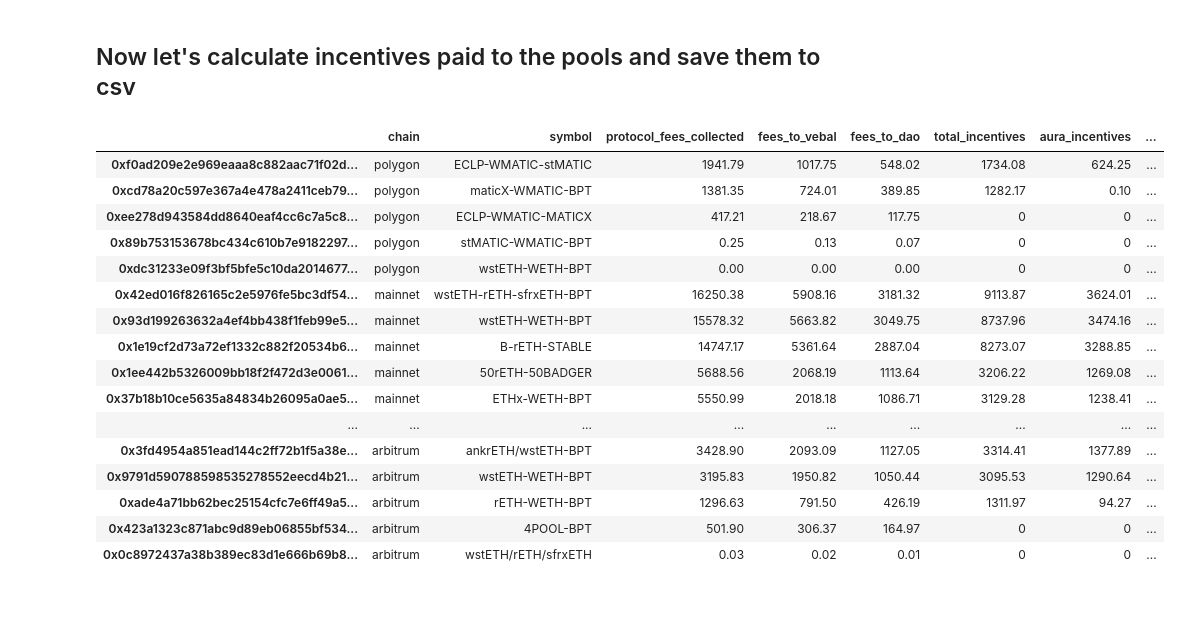
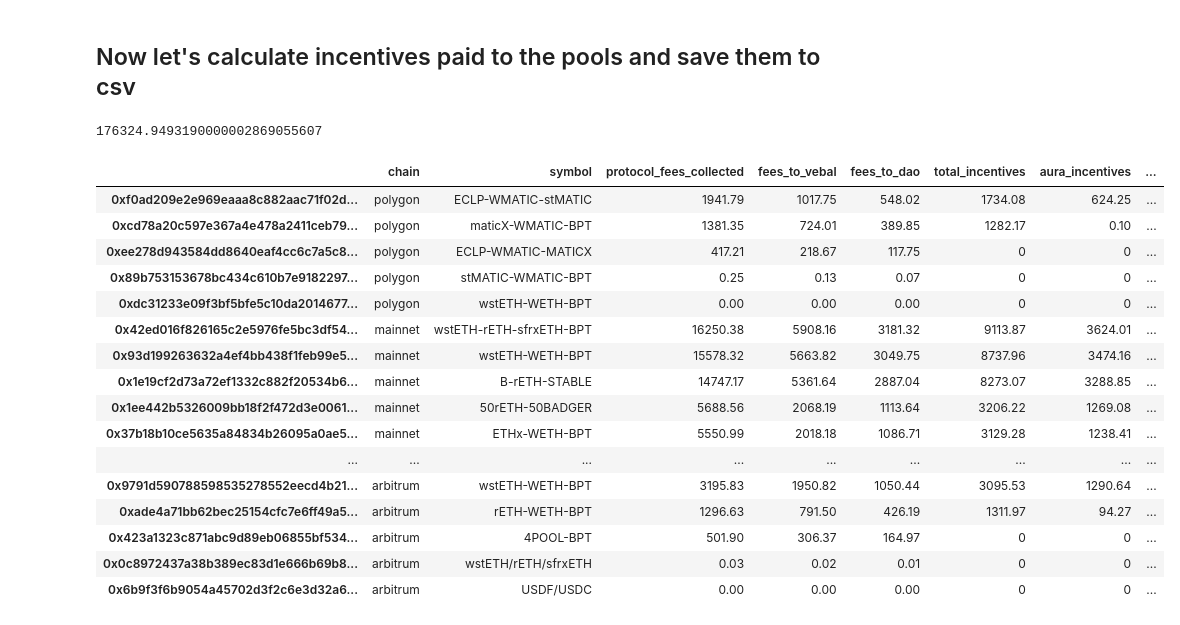
Before and after one commit to BalancerMaxis/protocol_fee_allocator, a Jupyter notebook: fee_allocator/notebooks/pool_fees_and_accounting.ipynb, the cells around one changed output. Cells and saved outputs as stored; diff of their text form; code cells hidden in the pictures.

Commit message:
feat: rerun with USDF pool

```diff
--- a/fee_allocator/notebooks/pool_fees_and_accounting.ipynb
+++ b/fee_allocator/notebooks/pool_fees_and_accounting.ipynb
@@ -154,8 +154,8 @@ FEES_TO_DISTRIBUTE = {
     Chains.GNOSIS.value: Decimal(8_311.6239),
     Chains.AVALANCHE.value: Decimal(10_241.454),
 }
-
-
+SUM = sum(FEES_TO_DISTRIBUTE.values())
+print(SUM)
 # Let's calculate share of fees paid by each pool on each chain
 def calc_and_split_incentives(fees: Dict, chain: str, fees_to_distribute: Decimal) -> Dict[str, Dict]:
     pool_incentives = {}
@@ -276,36 +276,37 @@ for chain in Chains:
         continue
     _incentives = calc_and_split_incentives(collected_fees[chain.value], chain.value,
                                             FEES_TO_DISTRIBUTE[chain.value])
     # Reroute incentives if needed
     re_routed_incentives = re_route_incentives(_incentives, chain)
     incentives[chain.value] = re_distribute_incentives(re_routed_incentives, chain)
 
 joint_incentives_data = {**incentives[Chains.MAINNET.value], **incentives[Chains.ARBITRUM.value],
                          **incentives[Chains.POLYGON.value], **incentives[Chains.BASE.value],
                          **incentives[Chains.AVALANCHE.value]}
-# Sort by chain
+
 joint_incentives_data = {k: v for k, v in sorted(joint_incentives_data.items(), key=lambda item: item[1]['chain'])}
 joint_incentives_df = pd.DataFrame.from_dict(joint_incentives_data, orient='index')
 # Don't show pool_addr
 display = joint_incentives_df.drop(columns=['pool_addr'])
 display_sorted = display.sort_values(by=['chain', 'protocol_fees_collected'], ascending=False)
 display_sorted.to_csv(f'../allocations/incentives_{datetime_2_weeks_ago.date()}_{datetime_now.date()}.csv')
 display_sorted
 # %% [output]
+176324.9493190000002869055607
 |  | chain | symbol | protocol_fees_collected | fees_to_vebal | fees_to_dao | total_incentives | aura_incentives | ... |
 | 0xf0ad209e2e969eaaa8c882aac71f02d... | polygon | ECLP-WMATIC-stMATIC | 1941.79 | 1017.75 | 548.02 | 1734.08 | 624.25 | ... |
 | 0xcd78a20c597e367a4e478a2411ceb79... | polygon | maticX-WMATIC-BPT | 1381.35 | 724.01 | 389.85 | 1282.17 | 0.10 | ... |
 | 0xee278d943584dd8640eaf4cc6c7a5c8... | polygon | ECLP-WMATIC-MATICX | 417.21 | 218.67 | 117.75 | 0 | 0 | ... |
 | 0x89b753153678bc434c610b7e9182297... | polygon | stMATIC-WMATIC-BPT | 0.25 | 0.13 | 0.07 | 0 | 0 | ... |
 | 0xdc31233e09f3bf5bfe5c10da2014677... | polygon | wstETH-WETH-BPT | 0.00 | 0.00 | 0.00 | 0 | 0 | ... |
 | 0x42ed016f826165c2e5976fe5bc3df54... | mainnet | wstETH-rETH-sfrxETH-BPT | 16250.38 | 5908.16 | 3181.32 | 9113.87 | 3624.01 | ... |
 | 0x93d199263632a4ef4bb438f1feb99e5... | mainnet | wstETH-WETH-BPT | 15578.32 | 5663.82 | 3049.75 | 8737.96 | 3474.16 | ... |
 | 0x1e19cf2d73a72ef1332c882f20534b6... | mainnet | B-rETH-STABLE | 14747.17 | 5361.64 | 2887.04 | 8273.07 | 3288.85 | ... |
 | 0x1ee442b5326009bb18f2f472d3e0061... | mainnet | 50rETH-50BADGER | 5688.56 | 2068.19 | 1113.64 | 3206.22 | 1269.08 | ... |
 | 0x37b18b10ce5635a84834b26095a0ae5... | mainnet | ETHx-WETH-BPT | 5550.99 | 2018.18 | 1086.71 | 3129.28 | 1238.41 | ... |
 | ... | ... | ... | ... | ... | ... | ... | ... | ... |
-| 0x3fd4954a851ead144c2ff72b1f5a38e... | arbitrum | ankrETH/wstETH-BPT | 3428.90 | 2093.09 | 1127.05 | 3314.41 | 1377.89 | ... |
 | 0x9791d590788598535278552eecd4b21... | arbitrum | wstETH-WETH-BPT | 3195.83 | 1950.82 | 1050.44 | 3095.53 | 1290.64 | ... |
 | 0xade4a71bb62bec25154cfc7e6ff49a5... | arbitrum | rETH-WETH-BPT | 1296.63 | 791.50 | 426.19 | 1311.97 | 94.27 | ... |
 | 0x423a1323c871abc9d89eb06855bf534... | arbitrum | 4POOL-BPT | 501.90 | 306.37 | 164.97 | 0 | 0 | ... |
 | 0x0c8972437a38b389ec83d1e666b69b8... | arbitrum | wstETH/rETH/sfrxETH | 0.03 | 0.02 | 0.01 | 0 | 0 | ... |
+| 0x6b9f3f6b9054a45702d3f2c6e3d32a6... | arbitrum | USDF/USDC | 0.00 | 0.00 | 0.00 | 0 | 0 | ... |
```
Also changed, not shown: 1 other file.
